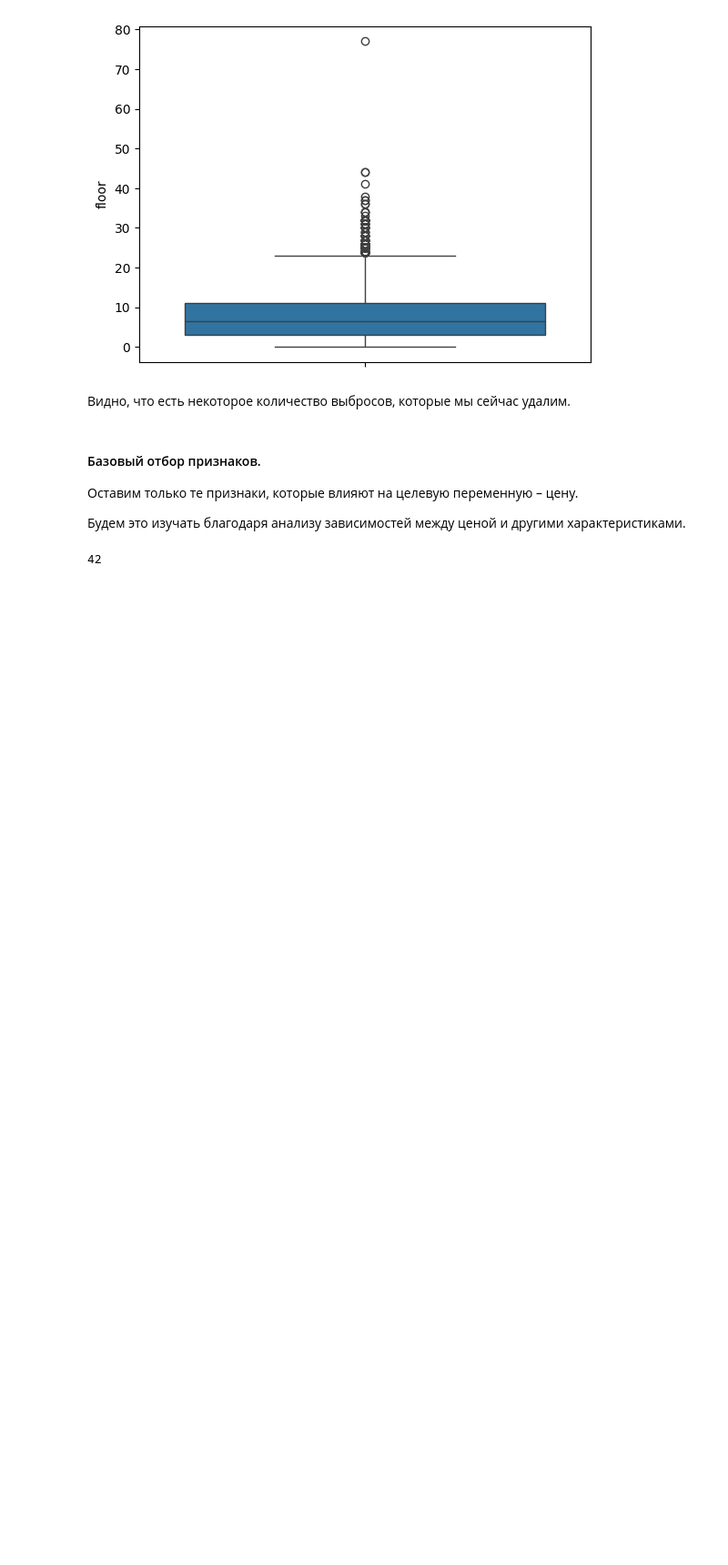
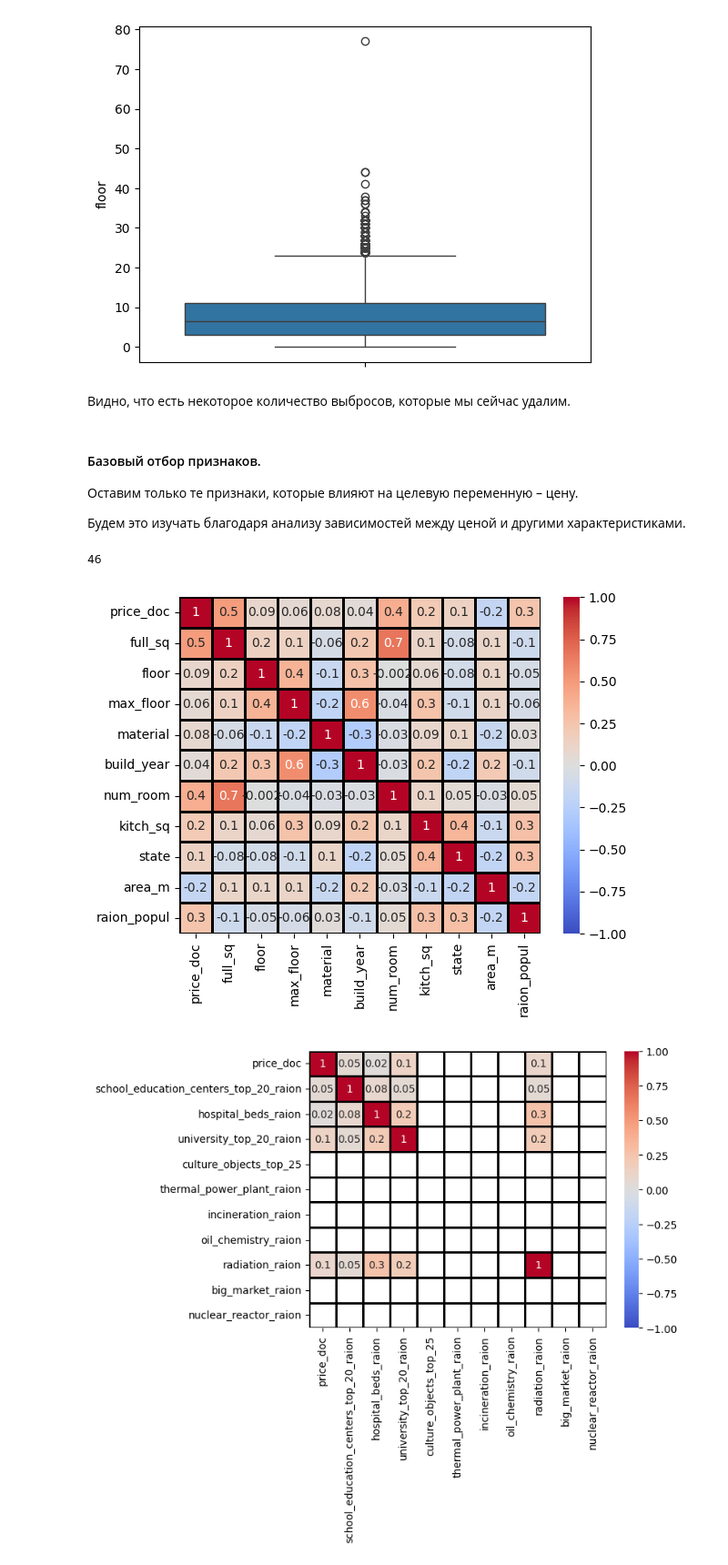
Before and after one commit to rusha-mathing/flat-sirius, a Jupyter notebook: analysis.ipynb, the cells around one changed output. Shown: that part at 91% size. Drawn from its saved outputs; the diff is of its cells as text; code cells hidden in the pictures; blank space fills up the shorter version.

```diff
--- a/analysis.ipynb
+++ b/analysis.ipynb
@@ -120,17 +150,16 @@ print(numeric_columns)
 С помощью следующего кода перведём их в числовой формат.
 # %%
 train['culture_objects_top_25'] = train['culture_objects_top_25'] == 'yes'
-train['water_1line'] = train['water_1line'] == 'yes'
 
 new_categorial_columns = []
 for category in categorial_columns:
-    if 'raion' in category:
+    if 'raion' in category or 'line' in category:
         train[category] = train[category] == 'yes'
         numeric_columns.append(category)
-    elif 'km' in category or '00' in category:
+    elif '_km' in category or '00' in category or "_min" in category or "_part" in category or category == 'area_m':
         train[category] = train[category].astype(float)
         numeric_columns.append(category)
-    else:
+    elif category != 'culture_objects_top_25':
         new_categorial_columns.append(category)
 categorial_columns = new_categorial_columns
 
@@ -143,7 +172,6 @@ print(numeric_columns)
 # Заполняем пропуски медианным значением
 for column in numeric_columns:
     if train[column].isnull().sum() != 0:
-        train[column] = train[column].astype(float)
         train[column] = train[column].fillna(train[column].median())
 # %% [markdown]
 #### Обработка лишних значений.
@@ -162,7 +190,8 @@ for column in range(len(correlation_matrix.columns)):
             colname = correlation_matrix.columns[column]
             correlated_features.add(colname)
 
-
+if 'price_doc' in correlated_features:
+    correlated_features.remove('price_doc')
 # Удаляем скоррелированные признаки из DataFrame
 train = train.drop(correlated_features, axis=1)
 # переприсваиваем числовые колонки
@@ -232,5 +261,14 @@ for column in numeric_columns:
 Будем это изучать благодаря анализу зависимостей между ценой и другими характеристиками.
 # %%
 len(numeric_columns)
+# heatmap
 # %% [output]
-42
+46
+# %%
+for i in range(5):
+    sns.heatmap(train[['price_doc'] + numeric_columns[i * 10:i * 10 + 10]].corr(method='spearman'), annot=True, fmt='.1g', vmin=-1, vmax=1, center=0, cmap='coolwarm', linewidths=1,
+                linecolor='black')
+    plt.show()
+# %% [output]
+[figure, added]
+[figure, added]
```
Also changed, not shown: parts of 29 cells of this notebook, 2 other files.
